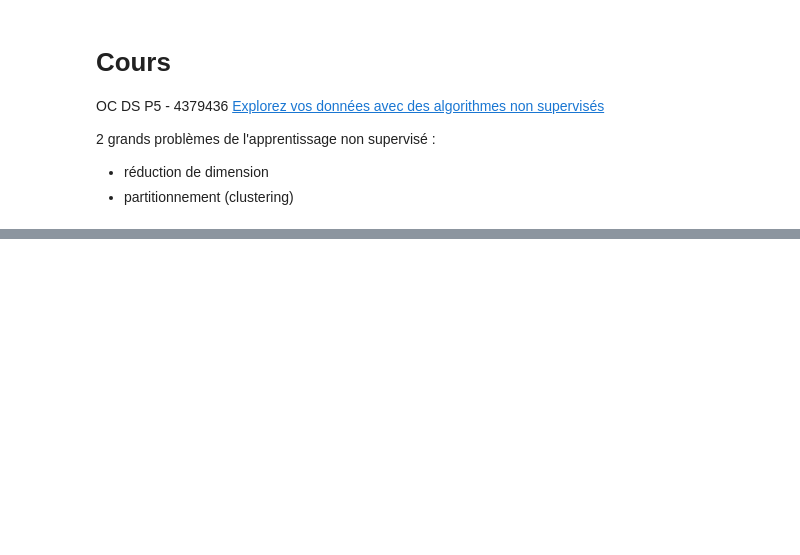
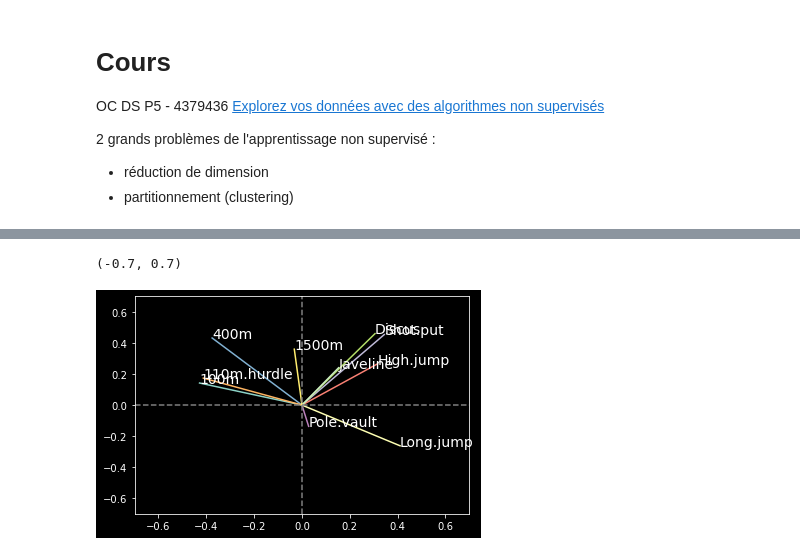
Before and after one commit to Franck-PepperLabs/pepper_data-science_practising, a Jupyter notebook: OC DS/P5 C1 Explorez vos données avec des algorithmes non supervisés/4379436_ml_non_supervise.ipynb, the cells around one changed output, grey strips where cells are left out. Saved outputs shown, nothing was run; the diff lists cells and outputs as text; code cells hidden in the pictures; blank space fills up the shorter version.

```diff
--- a/OC DS/P5 C1 Explorez vos données avec des algorithmes non supervisés/4379436_ml_non_supervise.ipynb
+++ b/OC DS/P5 C1 Explorez vos données avec des algorithmes non supervisés/4379436_ml_non_supervise.ipynb
@@ -167,0 +299,20 @@ Une autre possibilité consiste à utiliser seulement deux ou trois composantes
+# %%
+pcs = pca.components_
+
+for i, (x, y) in enumerate(zip(pcs[0, :], pcs[1, :])):
+    # Afficher un segment de l'origine au point (x, y)
+    plt.plot([0, x], [0, y]) #, color='k')
+    # Afficher le nom (data.columns[i]) de la performance
+    plt.text(x, y, data.columns[i], fontsize='14')
+
+# Afficher une ligne horizontale y=0
+plt.plot([-0.7, 0.7], [0, 0], color='grey', ls='--')
+
+# Afficher une ligne verticale x=0
+plt.plot([0, 0], [-0.7, 0.7], color='grey', ls='--')
+
+plt.xlim([-0.7, 0.7])
+plt.ylim([-0.7, 0.7])
+# %% [output]
+(-0.7, 0.7)
+[figure, added]
```
Also changed, not shown: parts of 25 cells of this notebook, 8 other files.
